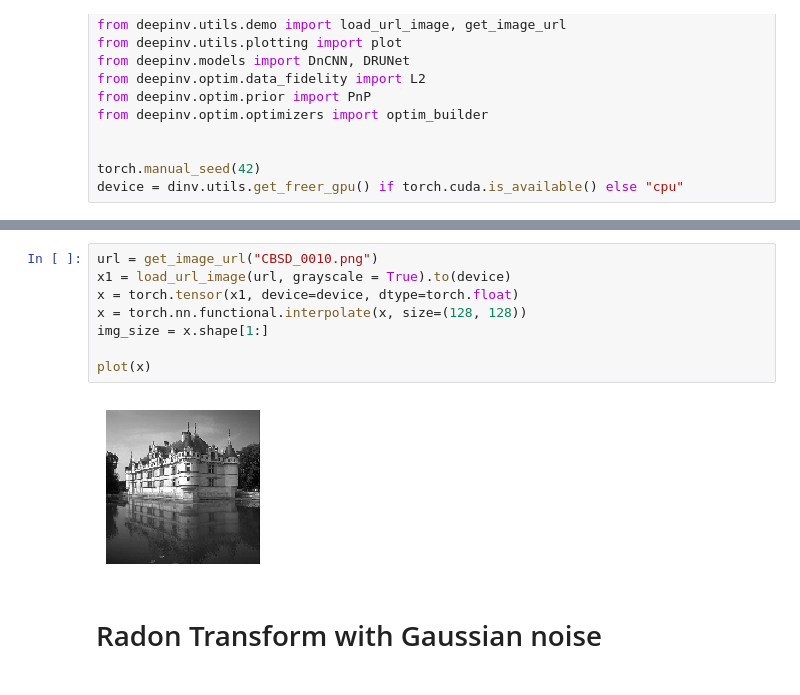
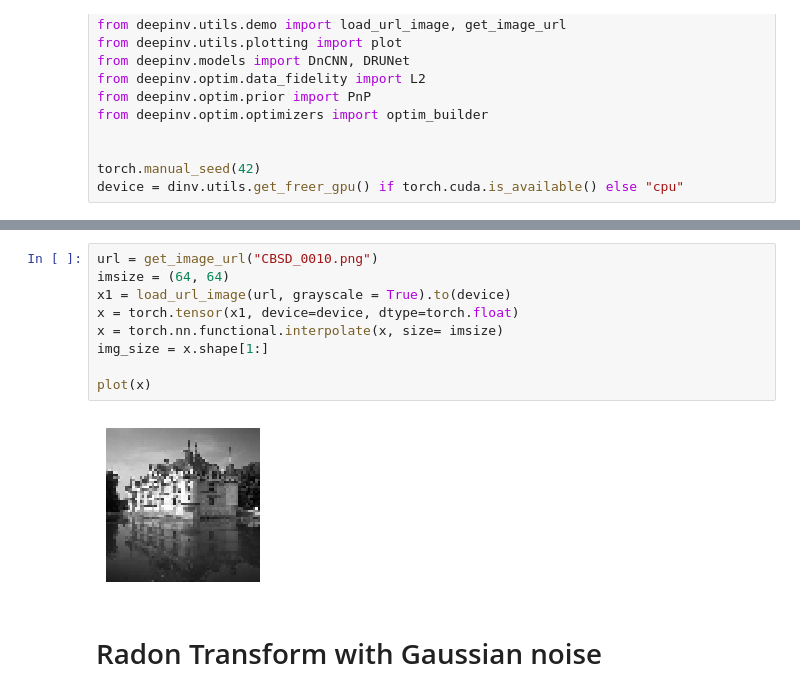
Before and after one commit to Amino21786/TfRPnP, a Jupyter notebook: NaturalCTPnP.ipynb, the cells around one changed output, grey strips where cells are left out. Drawn from its saved outputs; the diff is of its cells as text.

Commit message:
Update plot and notebook files

```diff
--- a/NaturalCTPnP.ipynb
+++ b/NaturalCTPnP.ipynb
@@ -40,13 +36,14 @@ tensor([[[[0.8667, 0.8667, 0.8706,  ..., 0.3843, 0.3882, 0.3922],
 # %%
 url = get_image_url("CBSD_0010.png")
+imsize = (64, 64)
 x1 = load_url_image(url, grayscale = True).to(device)
 x = torch.tensor(x1, device=device, dtype=torch.float)
-x = torch.nn.functional.interpolate(x, size=(128, 128))
+x = torch.nn.functional.interpolate(x, size= imsize)
 img_size = x.shape[1:]
 
 plot(x)
 # %% [output]
-[figure, old version]
+[figure, new version]
 # %% [markdown]
 # Radon Transform with Gaussian noise
 # %%
```
Also changed, not shown: parts of 23 cells of this notebook, 26 other files.
